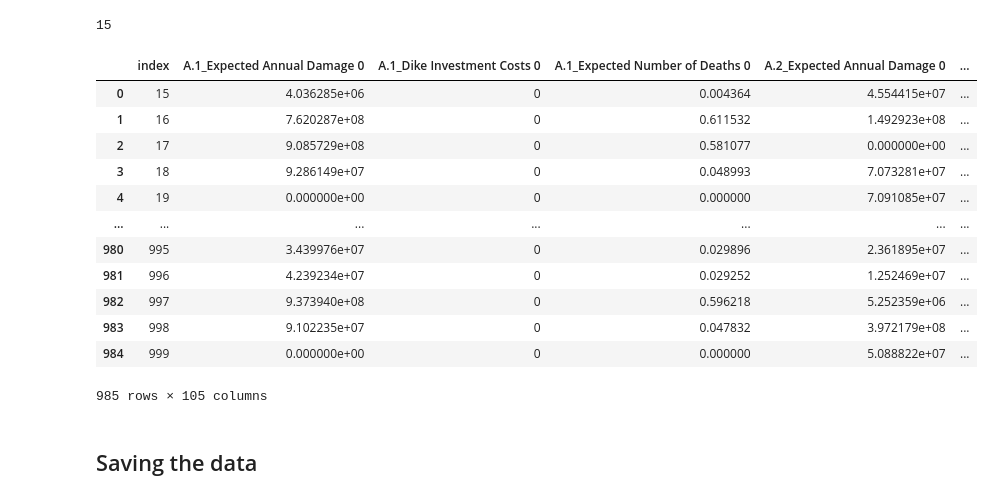
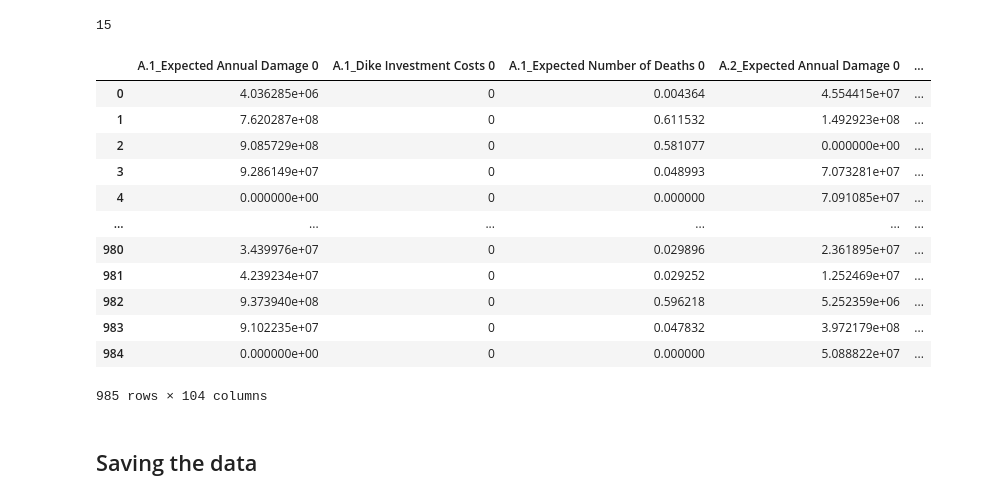
Before and after one commit to Minyyyy/EPA_Group7_MBDM, a Jupyter notebook: final assignment/Base Case Dissaggregated over time and locations.ipynb, the cells around one changed output. Cells and saved outputs as stored; diff of their text form; code cells hidden in the pictures.

```diff
--- a/final assignment/Base Case Dissaggregated over time and locations.ipynb
+++ b/final assignment/Base Case Dissaggregated over time and locations.ipynb
@@ -90,22 +90,23 @@ sum([True for idx,row in base_case_results.iterrows() if any(row.isnull())])
 # %%
 #Since 15 of 1000 rows is only 1.5%, we choose to drop these rows
 
-df_correct=base_case_results.dropna().reset_index()
+df_correct=base_case_results.dropna().reset_index(drop=True)
+
 df_correct
 # %% [output]
-|  | index | A.1_Expected Annual Damage 0 | A.1_Dike Investment Costs 0 | A.1_Expected Number of Deaths 0 | A.2_Expected Annual Damage 0 | ... |
-| 0 | 15 | 4.036285e+06 | 0 | 0.004364 | 4.554415e+07 | ... |
-| 1 | 16 | 7.620287e+08 | 0 | 0.611532 | 1.492923e+08 | ... |
-| 2 | 17 | 9.085729e+08 | 0 | 0.581077 | 0.000000e+00 | ... |
-| 3 | 18 | 9.286149e+07 | 0 | 0.048993 | 7.073281e+07 | ... |
-| 4 | 19 | 0.000000e+00 | 0 | 0.000000 | 7.091085e+07 | ... |
-| ... | ... | ... | ... | ... | ... | ... |
-| 980 | 995 | 3.439976e+07 | 0 | 0.029896 | 2.361895e+07 | ... |
-| 981 | 996 | 4.239234e+07 | 0 | 0.029252 | 1.252469e+07 | ... |
-| 982 | 997 | 9.373940e+08 | 0 | 0.596218 | 5.252359e+06 | ... |
-| 983 | 998 | 9.102235e+07 | 0 | 0.047832 | 3.972179e+08 | ... |
-| 984 | 999 | 0.000000e+00 | 0 | 0.000000 | 5.088822e+07 | ... |
+|  | A.1_Expected Annual Damage 0 | A.1_Dike Investment Costs 0 | A.1_Expected Number of Deaths 0 | A.2_Expected Annual Damage 0 | ... |
+| 0 | 4.036285e+06 | 0 | 0.004364 | 4.554415e+07 | ... |
+| 1 | 7.620287e+08 | 0 | 0.611532 | 1.492923e+08 | ... |
+| 2 | 9.085729e+08 | 0 | 0.581077 | 0.000000e+00 | ... |
+| 3 | 9.286149e+07 | 0 | 0.048993 | 7.073281e+07 | ... |
+| 4 | 0.000000e+00 | 0 | 0.000000 | 7.091085e+07 | ... |
+| ... | ... | ... | ... | ... | ... |
+| 980 | 3.439976e+07 | 0 | 0.029896 | 2.361895e+07 | ... |
+| 981 | 4.239234e+07 | 0 | 0.029252 | 1.252469e+07 | ... |
+| 982 | 9.373940e+08 | 0 | 0.596218 | 5.252359e+06 | ... |
+| 983 | 9.102235e+07 | 0 | 0.047832 | 3.972179e+08 | ... |
+| 984 | 0.000000e+00 | 0 | 0.000000 | 5.088822e+07 | ... |
-985 rows × 105 columns
+985 rows × 104 columns
 # %% [markdown]
 ## Saving the data
 # %%
```
